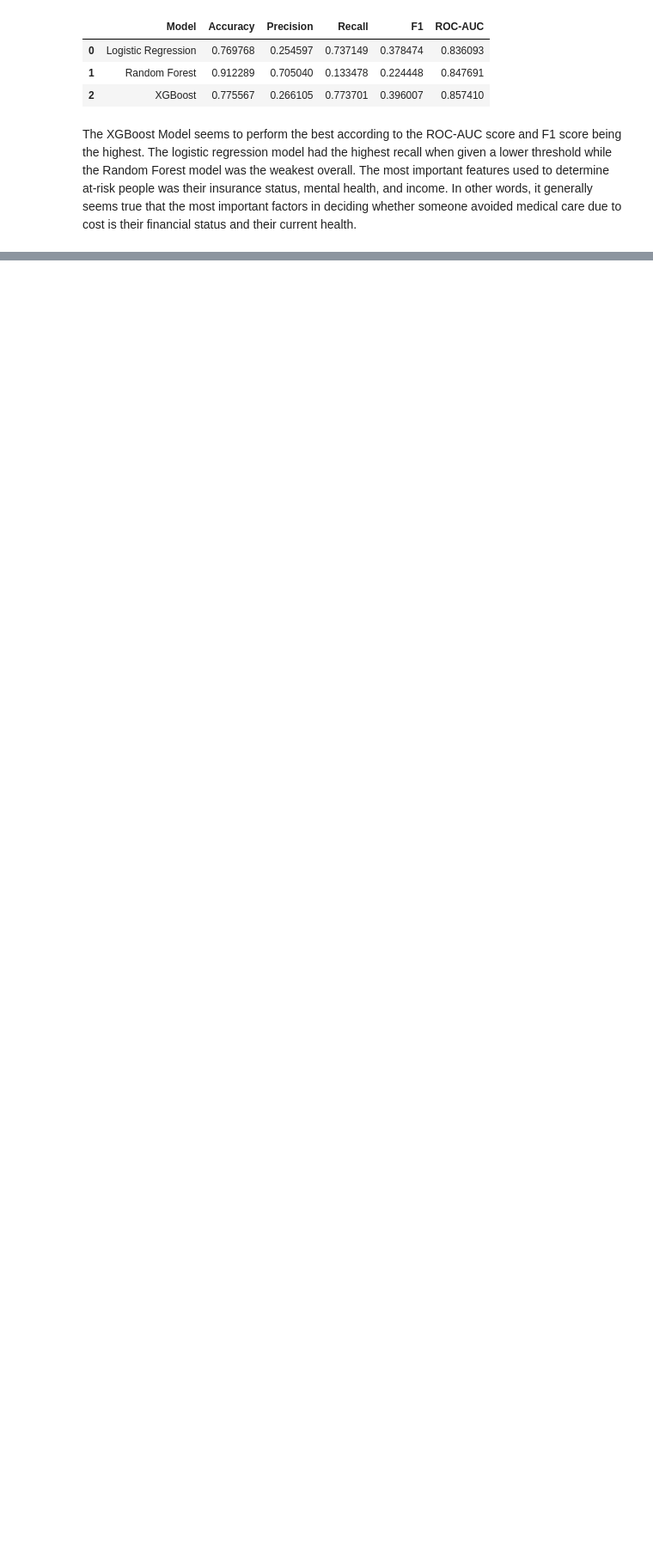
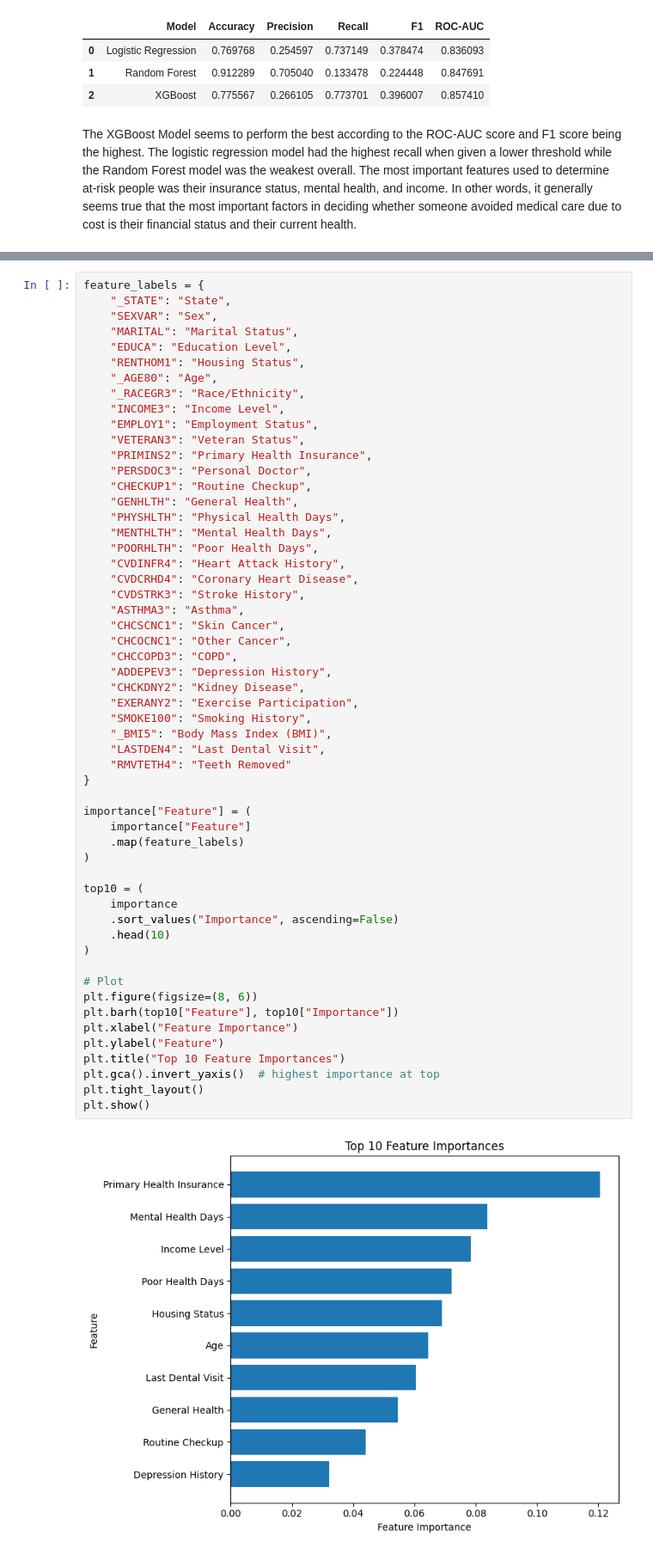
Before and after one commit to rechellet/brfss-healthcare-access-analysis, a Jupyter notebook: notebooks/03_supervised_model.ipynb, the cells around one changed output, grey strips where cells are left out. Shown at 86% size. Drawn from its saved outputs; the diff is of its cells as text; blank space fills up the shorter version.

```diff
--- a/notebooks/03_supervised_model.ipynb
+++ b/notebooks/03_supervised_model.ipynb
@@ -324,0 +462,57 @@ The XGBoost Model seems to perform the best according to the ROC-AUC score and F
+# %%
+feature_labels = {
+    "_STATE": "State",
+    "SEXVAR": "Sex",
+    "MARITAL": "Marital Status",
+    "EDUCA": "Education Level",
+    "RENTHOM1": "Housing Status",
+    "_AGE80": "Age",
+    "_RACEGR3": "Race/Ethnicity",
+    "INCOME3": "Income Level",
+    "EMPLOY1": "Employment Status",
+    "VETERAN3": "Veteran Status",
+    "PRIMINS2": "Primary Health Insurance",
+    "PERSDOC3": "Personal Doctor",
+    "CHECKUP1": "Routine Checkup",
+    "GENHLTH": "General Health",
+    "PHYSHLTH": "Physical Health Days",
+    "MENTHLTH": "Mental Health Days",
+    "POORHLTH": "Poor Health Days",
+    "CVDINFR4": "Heart Attack History",
+    "CVDCRHD4": "Coronary Heart Disease",
+    "CVDSTRK3": "Stroke History",
+    "ASTHMA3": "Asthma",
+    "CHCSCNC1": "Skin Cancer",
+    "CHCOCNC1": "Other Cancer",
+    "CHCCOPD3": "COPD",
+    "ADDEPEV3": "Depression History",
+    "CHCKDNY2": "Kidney Disease",
+    "EXERANY2": "Exercise Participation",
+    "SMOKE100": "Smoking History",
+    "_BMI5": "Body Mass Index (BMI)",
+    "LASTDEN4": "Last Dental Visit",
+    "RMVTETH4": "Teeth Removed"
+}
+
+importance["Feature"] = (
+    importance["Feature"]
+    .map(feature_labels)
+)
+
+top10 = (
+    importance
+    .sort_values("Importance", ascending=False)
+    .head(10)
+)
+
+# Plot
+plt.figure(figsize=(8, 6))
+plt.barh(top10["Feature"], top10["Importance"])
+plt.xlabel("Feature Importance")
+plt.ylabel("Feature")
+plt.title("Top 10 Feature Importances")
+plt.gca().invert_yaxis()  # highest importance at top
+plt.tight_layout()
+plt.show()
+# %% [output]
+[figure, added]
```
Also changed, not shown: parts of 10 cells of this notebook.
